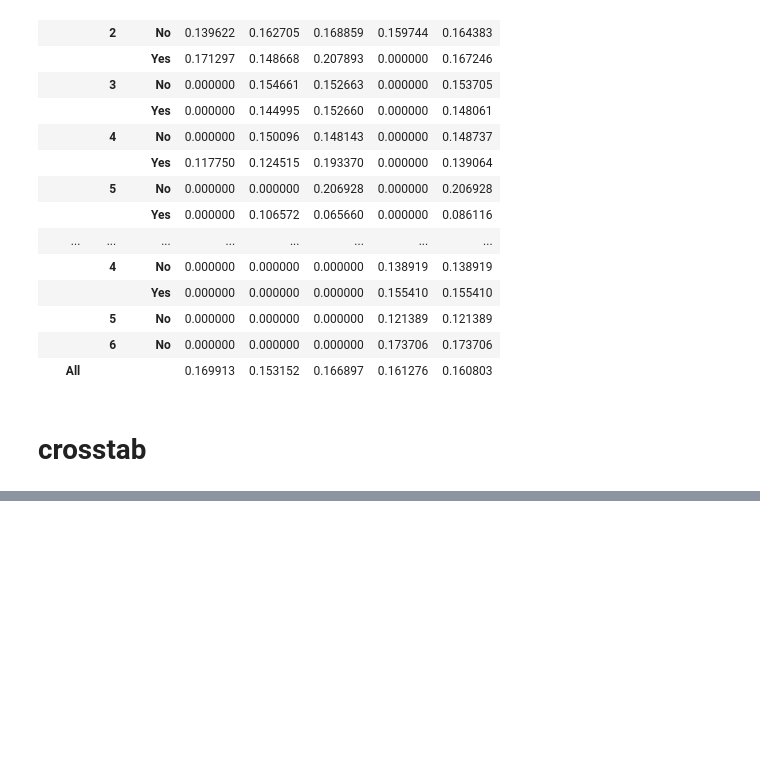
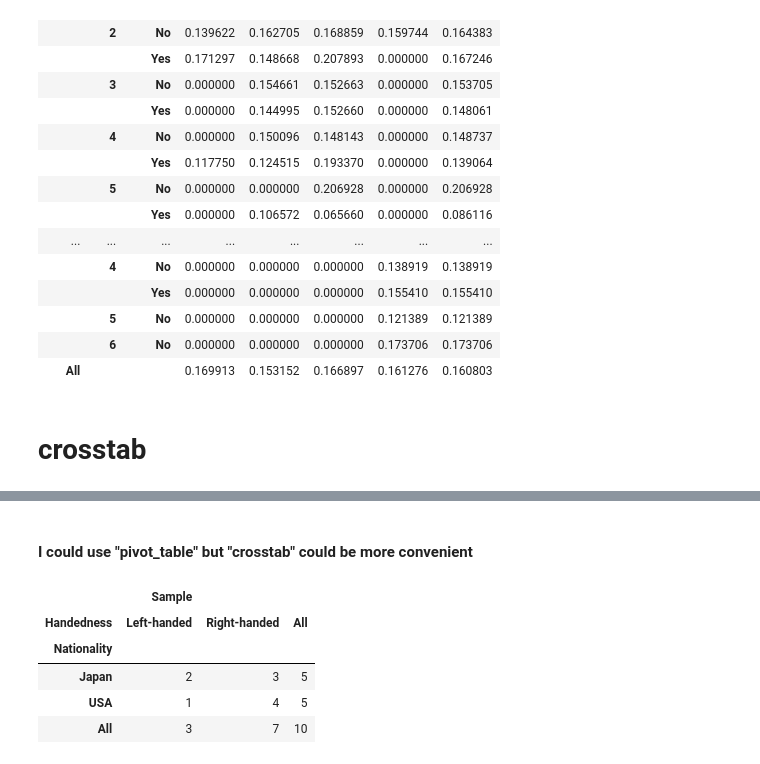
Before and after one commit to jayr0n/AnalysesStudiesandPlots, a Jupyter notebook: studies/aggregations and groups/weighted_mean.ipynb, the cells around one changed output, grey strips where cells are left out. Drawn from its saved outputs; the diff is of its cells as text; code cells hidden in the pictures; blank space fills up the shorter version.

```diff
--- a/studies/aggregations and groups/weighted_mean.ipynb
+++ b/studies/aggregations and groups/weighted_mean.ipynb
@@ -224,0 +251,11 @@ data = pd.read_table(StringIO(data), sep="\s+")
+# %% [markdown]
+<h4> I could use "pivot_table" but "crosstab" could be more convenient </h4>
+# %%
+data.pivot_table(index=['Nationality'], columns='Handedness', aggfunc=len, margins=True)
+# %% [output]
+|  | Sample |  |  |
+| Handedness | Left-handed | Right-handed | All |
+| Nationality |  |  |  |
+| Japan | 2 | 3 | 5 |
+| USA | 1 | 4 | 5 |
+| All | 3 | 7 | 10 |
```
Also changed, not shown: parts of 5 cells of this notebook.
